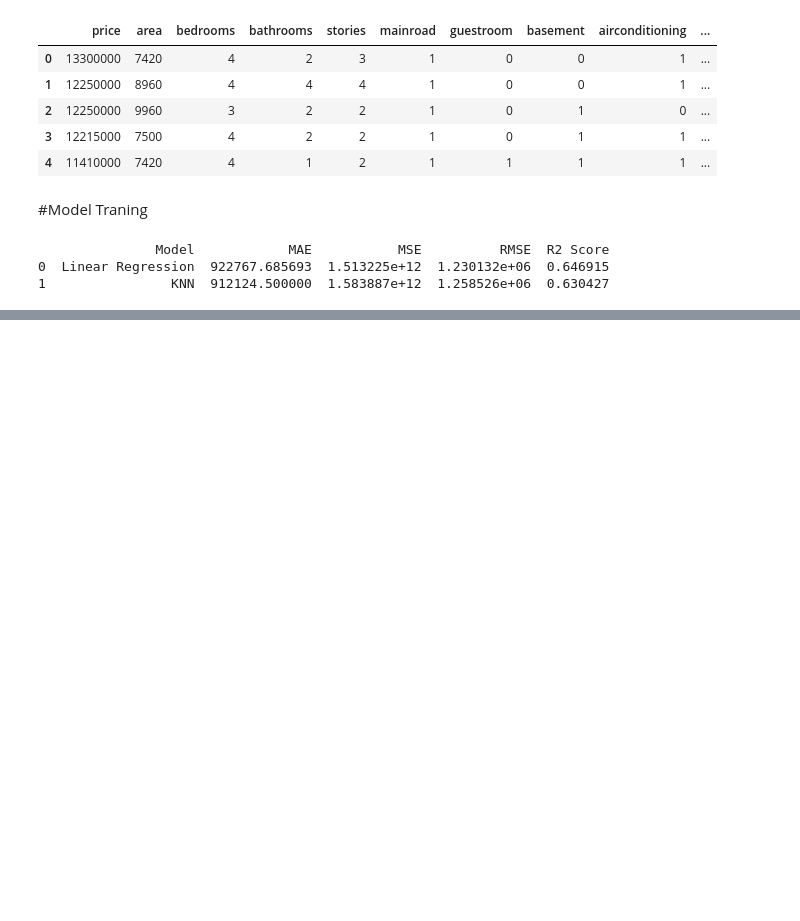
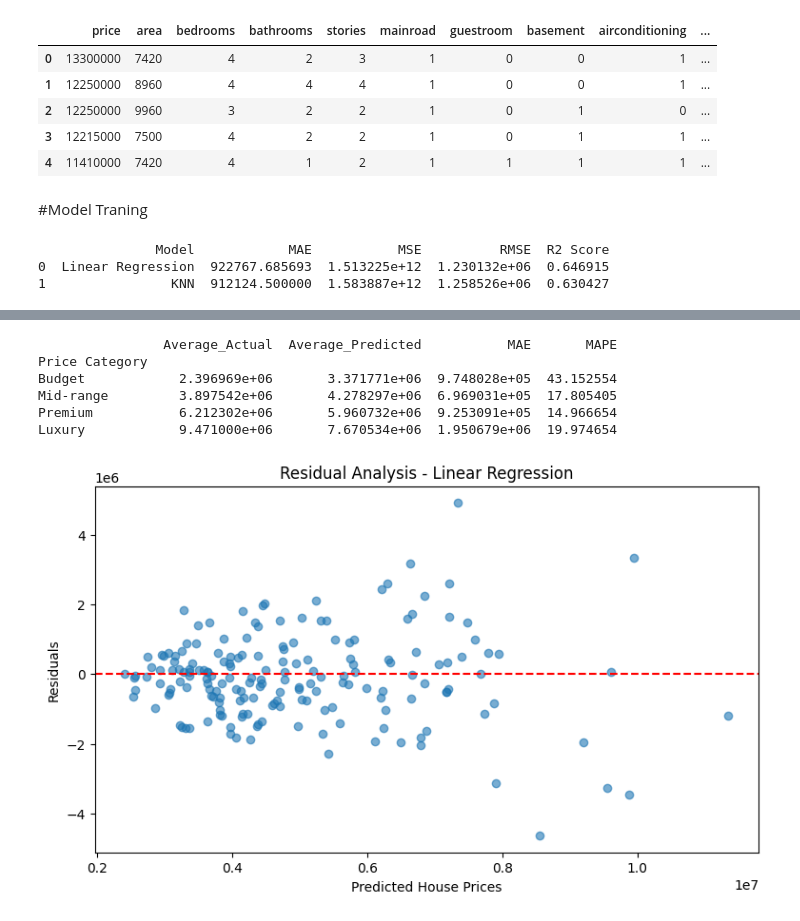
Before and after one commit to Deep-pdf/training_LLM, a Jupyter notebook: model_HousePred/model_housePred.ipynb, the cells around one changed output, grey strips where cells are left out. Cells and saved outputs as stored; diff of their text form; code cells hidden in the pictures; blank space fills up the shorter version.

```diff
--- a/model_HousePred/model_housePred.ipynb
+++ b/model_HousePred/model_housePred.ipynb
@@ -476,0 +497,19 @@ print(results_df)
+# %%
+comparison = pd.DataFrame({
+    'Actual Price': y_test,
+    'Predicted Price': y_pred
+})
+
+comparison['Error'] = (
+    comparison['Actual Price'] -
+    comparison['Predicted Price']
+)
+
+comparison['Absolute Error'] = abs(comparison['Error'])
+
+comparison['Percentage Error'] = (
+    comparison['Absolute Error'] /
+    comparison['Actual Price']
+) * 100
+
+print(comparison.head(10))
@@ -476,0 +559,43 @@ print(results_df)
+# %%
+comparison['Price Category'] = pd.cut(
+    comparison['Actual Price'],
+    bins=[0, 3000000, 5000000, 8000000, float('inf')],
+    labels=['Budget', 'Mid-range', 'Premium', 'Luxury']
+)
+# %%
+error_analysis = comparison.groupby(
+    'Price Category',
+    observed=False
+).agg(
+    Average_Actual=('Actual Price', 'mean'),
+    Average_Predicted=('Predicted Price', 'mean'),
+    MAE=('Absolute Error', 'mean'),
+    MAPE=('Percentage Error', 'mean')
+)
+
+print(error_analysis)
+# %% [output]
+                Average_Actual  Average_Predicted           MAE       MAPE
+Price Category
+Budget            2.396969e+06       3.371771e+06  9.748028e+05  43.152554
+Mid-range         3.897542e+06       4.278297e+06  6.969031e+05  17.805405
+Premium           6.212302e+06       5.960732e+06  9.253091e+05  14.966654
+Luxury            9.471000e+06       7.670534e+06  1.950679e+06  19.974654
+# %%
+plt.figure(figsize=(9, 5))
+
+plt.scatter(
+    y_pred,
+    comparison['Error'],
+    alpha=0.6
+)
+
+plt.axhline(y=0, color='red', linestyle='--')
+
+plt.xlabel("Predicted House Prices")
+plt.ylabel("Residuals")
+plt.title("Residual Analysis - Linear Regression")
+
+plt.show()
+# %% [output]
+[figure, added]
```
Also changed, not shown: parts of 5 cells of this notebook.
